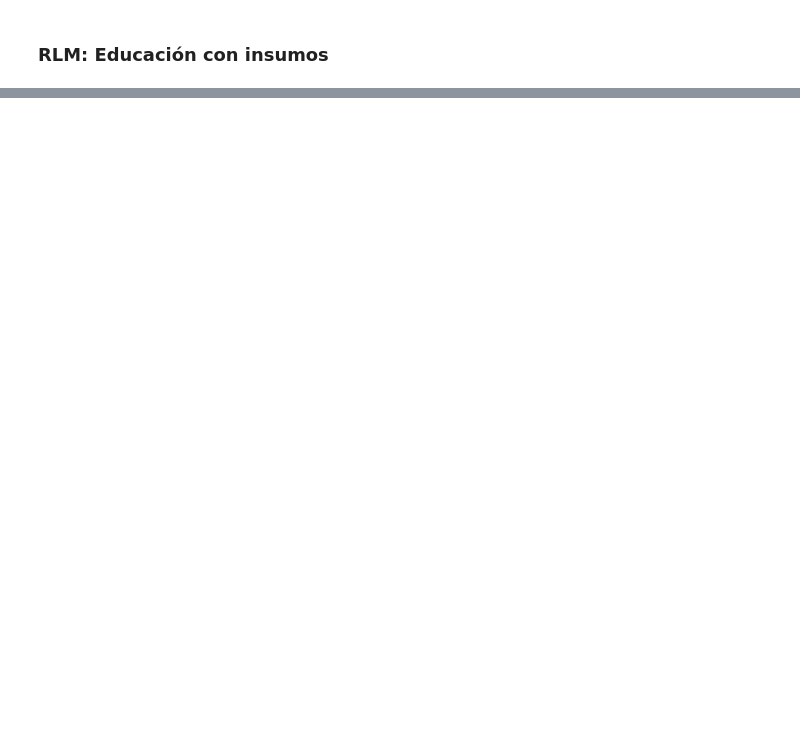
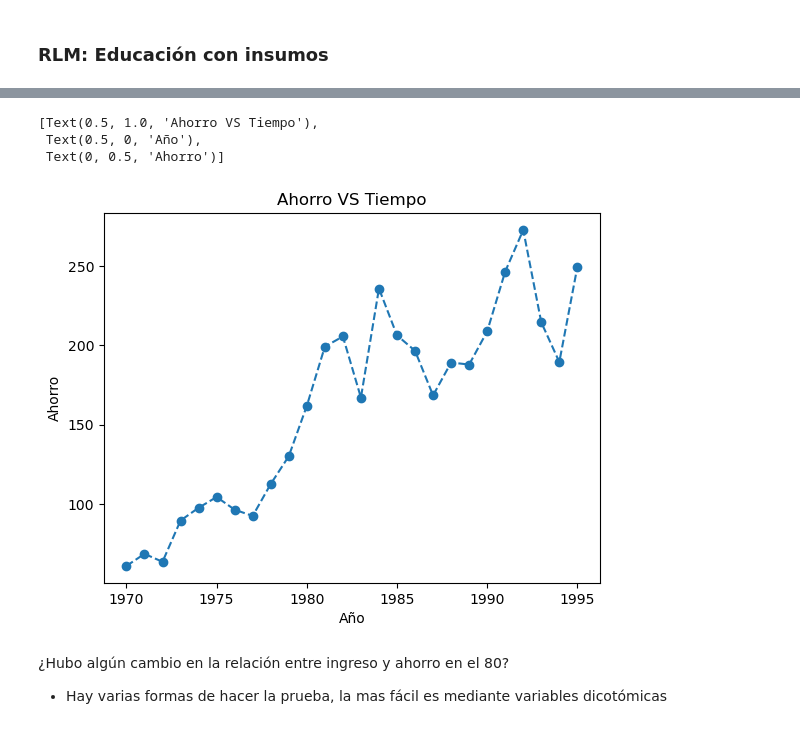
Before and after one commit to vmoprojs/IntroEconometricsWO, a Jupyter notebook: Regresion.ipynb, the cells around one changed output, grey strips where cells are left out. Cells and saved outputs as stored; diff of their text form; code cells hidden in the pictures; blank space fills up the shorter version.

```diff
--- a/Regresion.ipynb
+++ b/Regresion.ipynb
@@ -1071,0 +1360,12 @@ Notes:
+# %%
+plt.plot(datos.YEAR,datos.SAVINGS,"--o")
+plt.gca().update(dict(title='Ahorro VS Tiempo', xlabel='Año', ylabel='Ahorro'))
+# %% [output]
+[Text(0.5, 1.0, 'Ahorro VS Tiempo'),
+ Text(0.5, 0, 'Año'),
+ Text(0, 0.5, 'Ahorro')]
+[figure, added]
+# %% [markdown]
+¿Hubo algún cambio en la relación entre ingreso y ahorro en el 80?
+
+- Hay varias formas de hacer la prueba, la mas fácil es mediante variables dicotómicas
```
Also changed, not shown: parts of 89 cells of this notebook, 36 other files.
